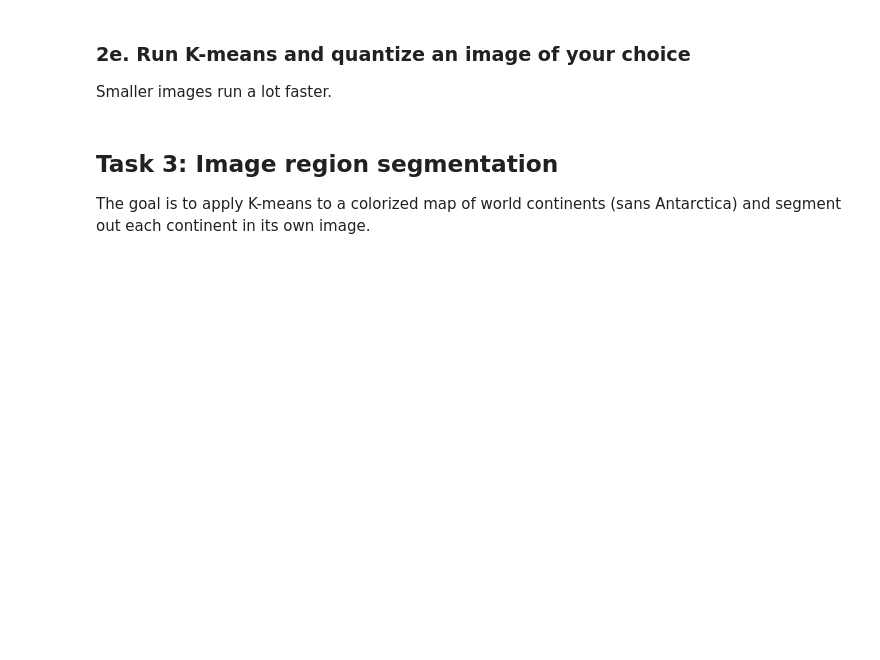
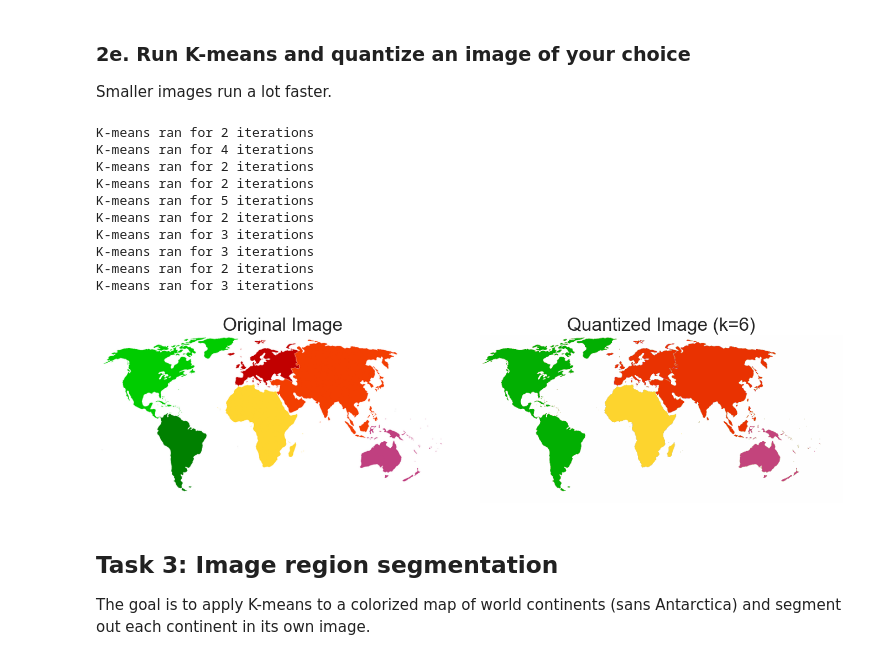
Before and after one commit to LLLgoyour/cs252, a Jupyter notebook: project/p3/image_segmentation.ipynb, the cells around one changed output. Saved outputs shown, nothing was run; the diff lists cells and outputs as text; code cells hidden in the pictures; blank space fills up the shorter version.

```diff
--- a/project/p3/image_segmentation.ipynb
+++ b/project/p3/image_segmentation.ipynb
@@ -91,3 +128,34 @@ Smaller images run a lot faster.
+# %%
+my_img = imread('data/world_map_small.png')
+my_img_flat = flatten(my_img)
+# %%
+np.random.seed(0)
+my_km = kmeans.KMeans(my_img_flat.astype(float))
+my_km.cluster_batch(k=6, n_iter=10)
+my_km.replace_color_with_centroid()
+my_quant = np.clip(my_km.get_data().reshape(my_img.shape), 0, 1)
+fig, axes = plt.subplots(1, 2, figsize=(14, 5))
+axes[0].imshow(my_img)
+axes[0].set_title('Original Image')
+axes[1].imshow(my_quant)
+axes[1].set_title('Quantized Image (k=6)')
+for ax in axes:
+    ax.set_xticks([])
+    ax.set_yticks([])
+plt.tight_layout()
+plt.show()
+# %% [output]
+K-means ran for 2 iterations
+K-means ran for 4 iterations
+K-means ran for 2 iterations
+K-means ran for 2 iterations
+K-means ran for 5 iterations
+K-means ran for 2 iterations
+K-means ran for 3 iterations
+K-means ran for 3 iterations
+K-means ran for 2 iterations
+K-means ran for 3 iterations
+[figure, added]
 # %% [markdown]
 ## Task 3: Image region segmentation
 
```
Also changed, not shown: parts of 22 cells of this notebook, 13 other files.
